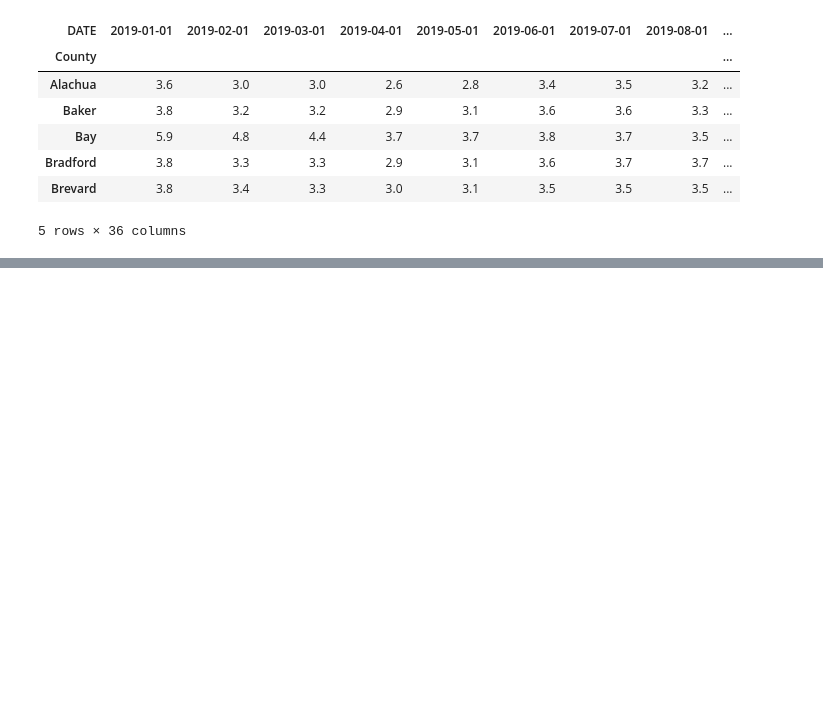
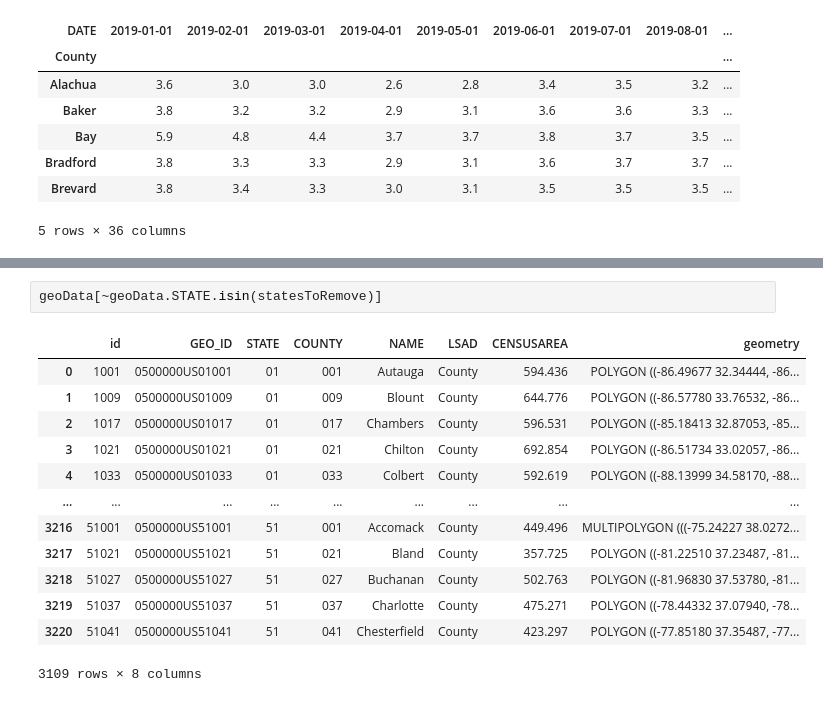
Before and after one commit to UDoWhile/Project-1, a Jupyter notebook: main_angelica.ipynb, the cells around one changed output, grey strips where cells are left out. Saved outputs shown, nothing was run; the diff lists cells and outputs as text; blank space fills up the shorter version.

```diff
--- a/main_angelica.ipynb
+++ b/main_angelica.ipynb
@@ -100,0 +123,16 @@ fl_unemployment.head()
+# %%
+geoData[~geoData.STATE.isin(statesToRemove)]
+# %% [output]
+|  | id | GEO_ID | STATE | COUNTY | NAME | LSAD | CENSUSAREA | geometry |
+| 0 | 1001 | 0500000US01001 | 01 | 001 | Autauga | County | 594.436 | POLYGON ((-86.49677 32.34444, -86... |
+| 1 | 1009 | 0500000US01009 | 01 | 009 | Blount | County | 644.776 | POLYGON ((-86.57780 33.76532, -86... |
+| 2 | 1017 | 0500000US01017 | 01 | 017 | Chambers | County | 596.531 | POLYGON ((-85.18413 32.87053, -85... |
+| 3 | 1021 | 0500000US01021 | 01 | 021 | Chilton | County | 692.854 | POLYGON ((-86.51734 33.02057, -86... |
+| 4 | 1033 | 0500000US01033 | 01 | 033 | Colbert | County | 592.619 | POLYGON ((-88.13999 34.58170, -88... |
+| ... | ... | ... | ... | ... | ... | ... | ... | ... |
+| 3216 | 51001 | 0500000US51001 | 51 | 001 | Accomack | County | 449.496 | MULTIPOLYGON (((-75.24227 38.0272... |
+| 3217 | 51021 | 0500000US51021 | 51 | 021 | Bland | County | 357.725 | POLYGON ((-81.22510 37.23487, -81... |
+| 3218 | 51027 | 0500000US51027 | 51 | 027 | Buchanan | County | 502.763 | POLYGON ((-81.96830 37.53780, -81... |
+| 3219 | 51037 | 0500000US51037 | 51 | 037 | Charlotte | County | 475.271 | POLYGON ((-78.44332 37.07940, -78... |
+| 3220 | 51041 | 0500000US51041 | 51 | 041 | Chesterfield | County | 423.297 | POLYGON ((-77.85180 37.35487, -77... |
+3109 rows × 8 columns
```
Also changed, not shown: parts of 4 cells of this notebook.
